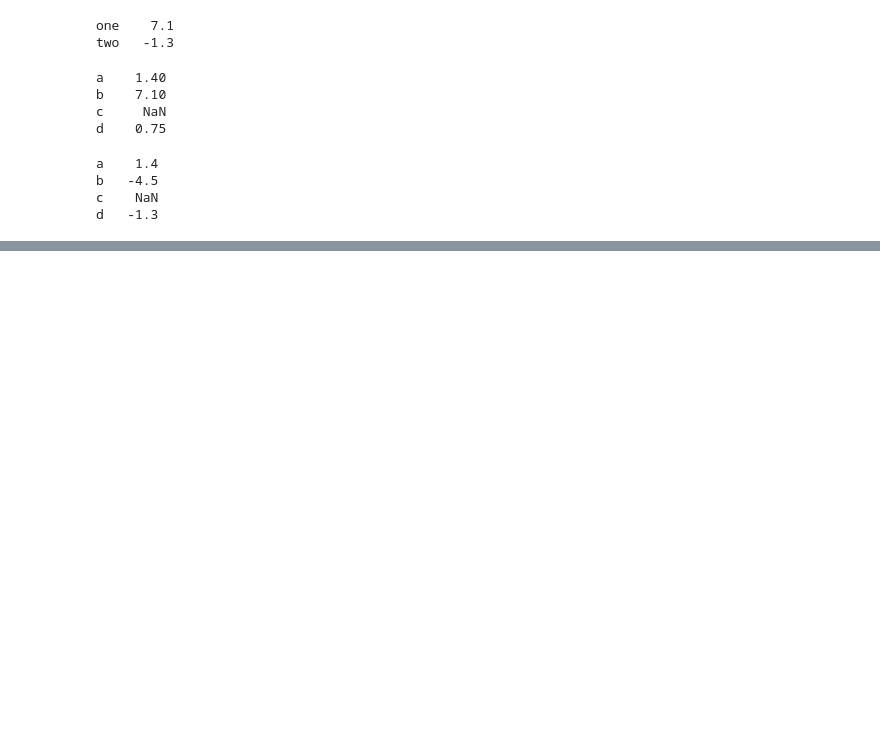
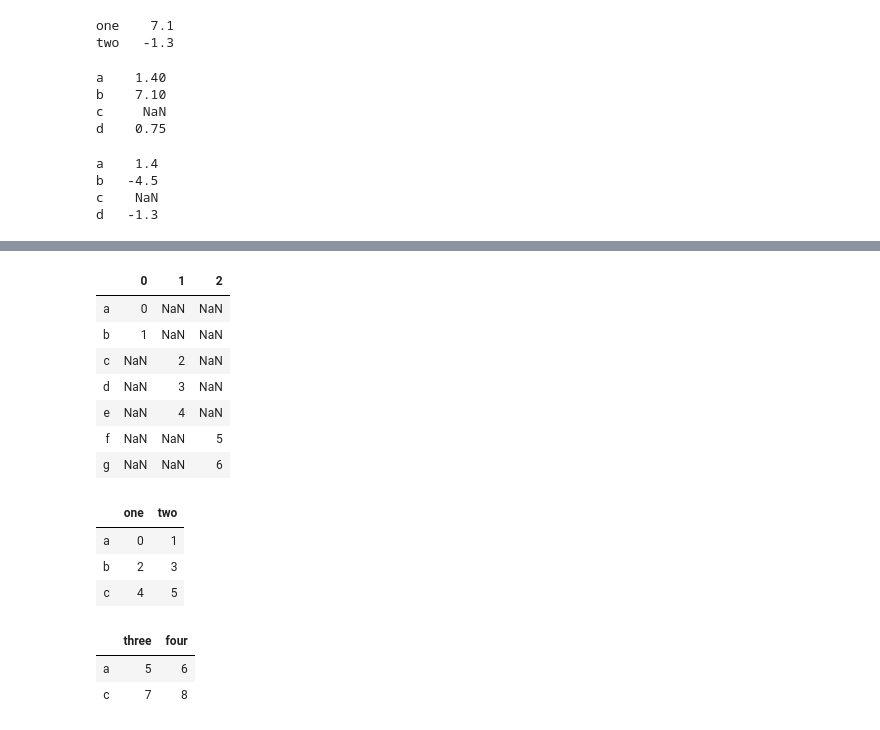
Before and after one commit to aweinstein/ip_notebooks, a Jupyter notebook: pandas_intro.ipynb, the cells around one changed output, grey strips where cells are left out. Saved outputs shown, nothing was run; the diff lists cells and outputs as text; code cells hidden in the pictures; blank space fills up the shorter version.

```diff
--- a/pandas_intro.ipynb
+++ b/pandas_intro.ipynb
@@ -449,0 +515,4 @@ d   -1.3
+# %%
+s1 = Series([0, 1], index=['a', 'b'])
+s2 = Series([2, 3, 4], index=['c', 'd', 'e'])
+s3 = Series([5, 6], index=['f', 'g'])
@@ -449,0 +529,28 @@ d   -1.3
+# %%
+pd.concat([s1, s2, s3], axis=1)
+# %% [output]
+|  | 0 | 1 | 2 |
+| a | 0 | NaN | NaN |
+| b | 1 | NaN | NaN |
+| c | NaN | 2 | NaN |
+| d | NaN | 3 | NaN |
+| e | NaN | 4 | NaN |
+| f | NaN | NaN | 5 |
+| g | NaN | NaN | 6 |
+# %%
+df1 = DataFrame(np.arange(6).reshape(3, 2), index=['a', 'b', 'c'],
+                columns=['one', 'two'])
+df2 = DataFrame(5 + np.arange(4).reshape(2, 2), index=['a', 'c'],
+                columns=['three', 'four'])
+df1
+# %% [output]
+|  | one | two |
+| a | 0 | 1 |
+| b | 2 | 3 |
+| c | 4 | 5 |
+# %%
+df2
+# %% [output]
+|  | three | four |
+| a | 5 | 6 |
+| c | 7 | 8 |
```
Also changed, not shown: parts of 22 cells of this notebook.
